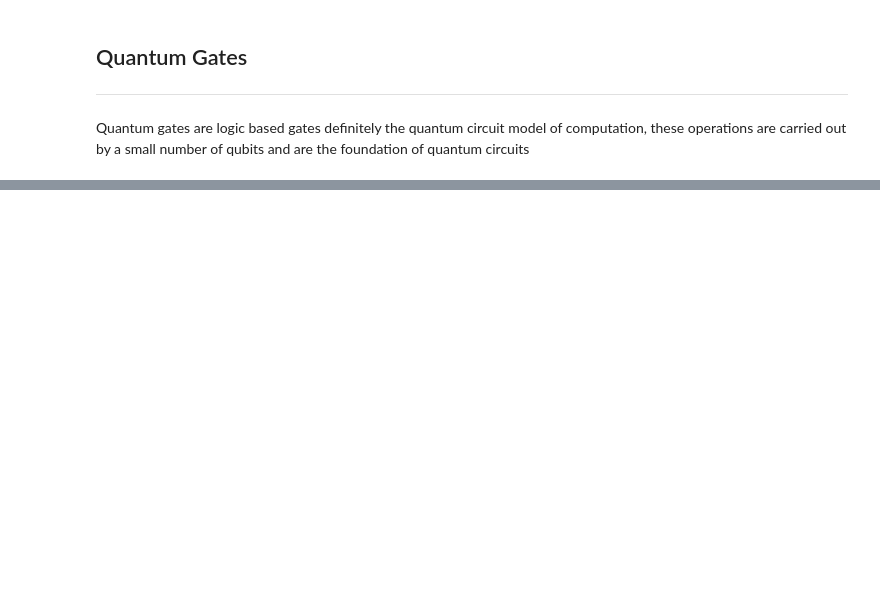
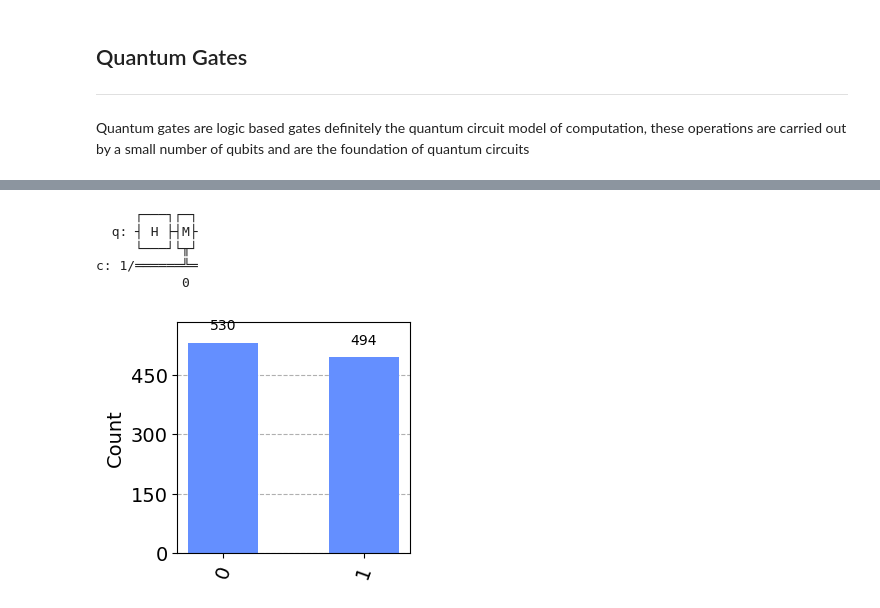
Before and after one commit to Rshocks/EmergingTechnology, a Jupyter notebook: content/05)Quantum Computing.ipynb, the cells around one changed output, grey strips where cells are left out. Drawn from its saved outputs; the diff is of its cells as text; code cells hidden in the pictures; blank space fills up the shorter version.

Commit message:
H gate added

```diff
--- a/content/05)Quantum Computing.ipynb
+++ b/content/05)Quantum Computing.ipynb
@@ -210,0 +240,29 @@ import qiskit.visualization as viz
+# %%
+# Create a circuit which are collections of quantum gates
+circuit = qiskit.QuantumCircuit(1, 1)
+
+# Add a Hadamard gate.
+circuit.h(0)
+
+# Measure quantum bit into classical
+circuit.measure(0, 0)
+
+# print the circuit
+print(circuit)
+# %% [output]
+     ┌───┐┌─┐
+  q: ┤ H ├┤M├
+     └───┘└╥┘
+c: 1/══════╩═
+           0
+# %%
+# Get a simulator, aer provides high perfomance quantum computing simulators
+sim = qiskit.Aer.get_backend('aer_simulator')
+
+# Simulte the circuit using run and get counts
+result = sim.run(circuit).result().get_counts()
+
+# plot the histogram using visualization
+viz.plot_histogram(result, figsize=(3, 3))
+# %% [output]
+[figure, added]
```
Also changed, not shown: parts of 16 cells of this notebook.
